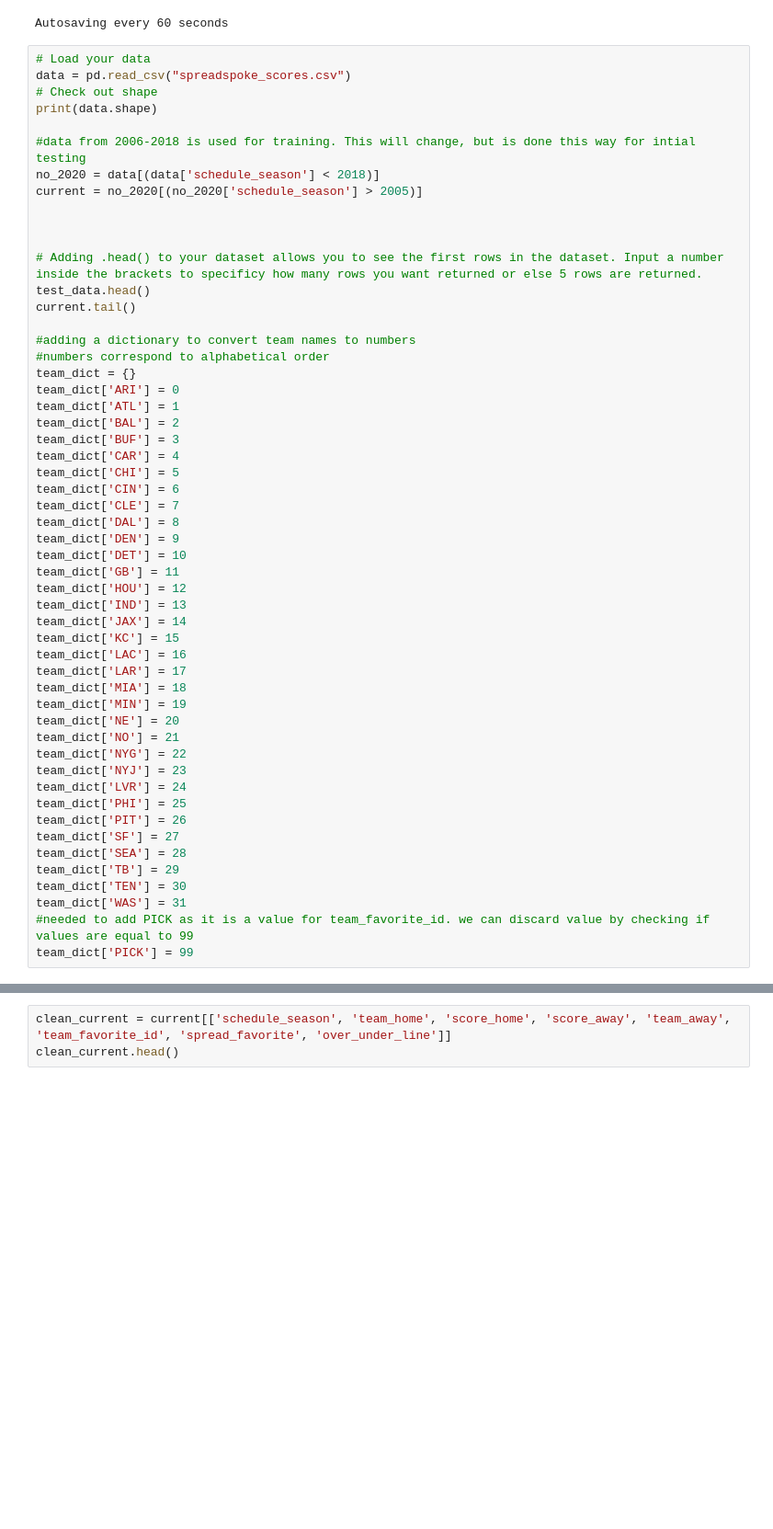
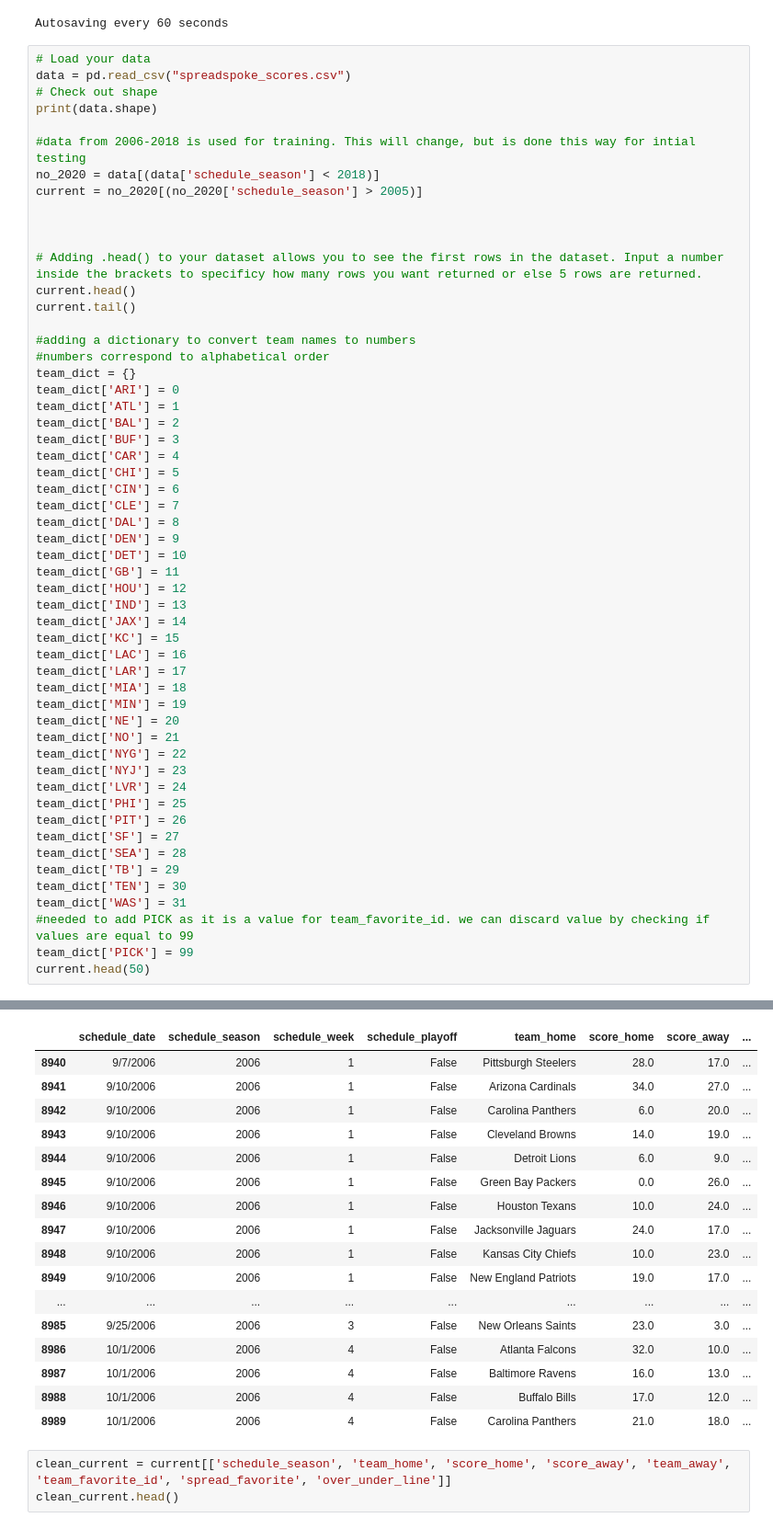
Before and after one commit to johnnybluhm/beat_vegas, a Jupyter notebook: beat_vegas.ipynb, the cells around one changed output, grey strips where cells are left out. Shown at 92% size. Saved outputs shown, nothing was run; the diff lists cells and outputs as text; blank space fills up the shorter version.

```diff
--- a/beat_vegas.ipynb
+++ b/beat_vegas.ipynb
@@ -36,7 +36,7 @@ current = no_2020[(no_2020['schedule_season'] > 2005)]
 
 
 # Adding .head() to your dataset allows you to see the first rows in the dataset. Input a number inside the brackets to specificy how many rows you want returned or else 5 rows are returned.
-test_data.head()
+current.head()
 current.tail()
 
 #adding a dictionary to convert team names to numbers
@@ -51,33 +51,51 @@ team_dict['CHI'] = 5
 team_dict['CIN'] = 6
 team_dict['CLE'] = 7
 team_dict['DAL'] = 8
 team_dict['DEN'] = 9
 team_dict['DET'] = 10
 team_dict['GB'] = 11
 team_dict['HOU'] = 12
 team_dict['IND'] = 13
 team_dict['JAX'] = 14
 team_dict['KC'] = 15
 team_dict['LAC'] = 16
 team_dict['LAR'] = 17
 team_dict['MIA'] = 18
 team_dict['MIN'] = 19
 team_dict['NE'] = 20
 team_dict['NO'] = 21
 team_dict['NYG'] = 22
 team_dict['NYJ'] = 23
 team_dict['LVR'] = 24
 team_dict['PHI'] = 25
 team_dict['PIT'] = 26
 team_dict['SF'] = 27
 team_dict['SEA'] = 28
 team_dict['TB'] = 29
 team_dict['TEN'] = 30
 team_dict['WAS'] = 31
 #needed to add PICK as it is a value for team_favorite_id. we can discard value by checking if values are equal to 99
 team_dict['PICK'] = 99
+current.head(50)
 # %% [output]
 (12934, 17)
+|  | schedule_date | schedule_season | schedule_week | schedule_playoff | team_home | score_home | score_away | ... |
+| 8940 | 9/7/2006 | 2006 | 1 | False | Pittsburgh Steelers | 28.0 | 17.0 | ... |
+| 8941 | 9/10/2006 | 2006 | 1 | False | Arizona Cardinals | 34.0 | 27.0 | ... |
+| 8942 | 9/10/2006 | 2006 | 1 | False | Carolina Panthers | 6.0 | 20.0 | ... |
+| 8943 | 9/10/2006 | 2006 | 1 | False | Cleveland Browns | 14.0 | 19.0 | ... |
+| 8944 | 9/10/2006 | 2006 | 1 | False | Detroit Lions | 6.0 | 9.0 | ... |
+| 8945 | 9/10/2006 | 2006 | 1 | False | Green Bay Packers | 0.0 | 26.0 | ... |
+| 8946 | 9/10/2006 | 2006 | 1 | False | Houston Texans | 10.0 | 24.0 | ... |
+| 8947 | 9/10/2006 | 2006 | 1 | False | Jacksonville Jaguars | 24.0 | 17.0 | ... |
+| 8948 | 9/10/2006 | 2006 | 1 | False | Kansas City Chiefs | 10.0 | 23.0 | ... |
+| 8949 | 9/10/2006 | 2006 | 1 | False | New England Patriots | 19.0 | 17.0 | ... |
+| ... | ... | ... | ... | ... | ... | ... | ... | ... |
+| 8985 | 9/25/2006 | 2006 | 3 | False | New Orleans Saints | 23.0 | 3.0 | ... |
+| 8986 | 10/1/2006 | 2006 | 4 | False | Atlanta Falcons | 32.0 | 10.0 | ... |
+| 8987 | 10/1/2006 | 2006 | 4 | False | Baltimore Ravens | 16.0 | 13.0 | ... |
+| 8988 | 10/1/2006 | 2006 | 4 | False | Buffalo Bills | 17.0 | 12.0 | ... |
+| 8989 | 10/1/2006 | 2006 | 4 | False | Carolina Panthers | 21.0 | 18.0 | ... |
 # %%
 clean_current = current[['schedule_season', 'team_home', 'score_home', 'score_away', 'team_away', 'team_favorite_id', 'spread_favorite', 'over_under_line']]
 clean_current.head()
```
Also changed, not shown: parts of 6 cells of this notebook, 1 other file.
